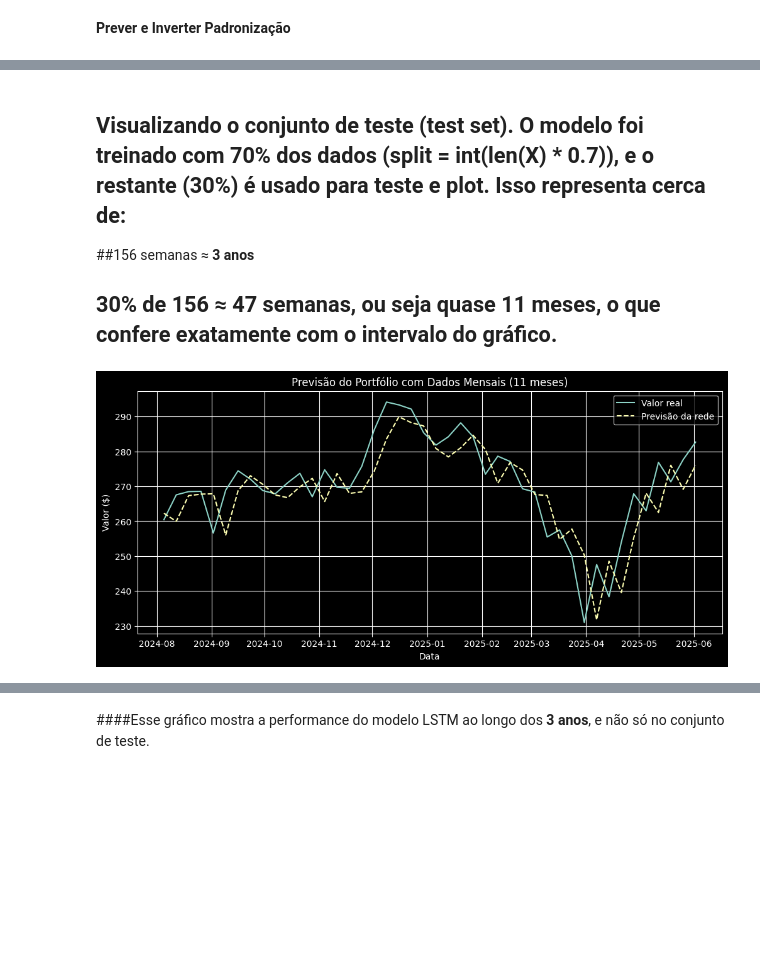
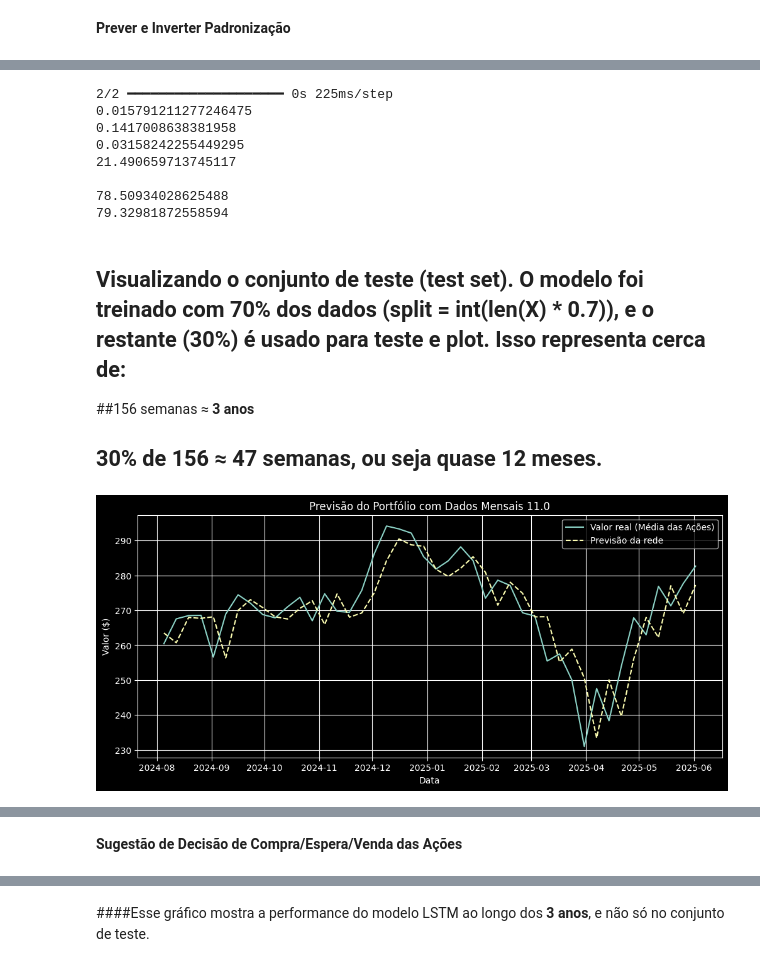
Before and after one commit to Lemuca09/trabalho-rede-neural, a Jupyter notebook: PrevisaoAcoes.ipynb, the cells around one changed output, grey strips where cells are left out. Cells and saved outputs as stored; diff of their text form; code cells hidden in the pictures; blank space fills up the shorter version.

```diff
--- a/PrevisaoAcoes.ipynb
+++ b/PrevisaoAcoes.ipynb
@@ -139,24 +150,52 @@ print(history.history['loss'][-1])
+# %%
+predictions = model.predict(X_test).flatten() # Finalmente usa os Valores de Test para fazer as Previsões, passa todas as janelas de entrada (X) para o modelo LSTM e depois transforma um array 2D (shape: (n, 1)) para 1D
+predictions_real = predictions * std + mean
+y_test_real = y_test * std + mean
+
+
+print(abs(history.history['val_loss'][-1]))
+print(abs(history.history['val_mae'][-1]))
+print(abs(history.history['val_mse'][-1]))
+print(abs(history.history['val_mape'][-1]))
+print()
+print(abs(history.history['val_mape'][-1]- 100)) # Valor de Acerto em % do Modelo na Última Época
+print(abs(min(history.history['val_mape']) - 100)) # Valor de Acerto em % do Modelo na Época com o valor de Erro mais Baixo. Onde o Peso e Bias está melhor ajustado.
+# %% [output]
+2/2 ━━━━━━━━━━━━━━━━━━━━ 0s 225ms/step
+0.015791211277246475
+0.1417008638381958
+0.03158242255449295
+21.490659713745117
+
+78.50934028625488
+79.32981872558594
 # %% [markdown]
 ## Visualizando o conjunto de teste (test set). O modelo foi treinado com 70% dos dados (split = int(len(X) * 0.7)), e o restante (30%) é usado para teste e plot. Isso representa cerca de:
 
 ##156 semanas ≈ **3 anos**
 
-## 30% de 156 ≈ 47 semanas, ou seja quase **11 meses**, o que confere exatamente com o intervalo do gráfico.
+## 30% de 156 ≈ 47 semanas, ou seja quase **12 meses**.
 # %%
 
 dates = df.index[-len(y_test_real):]  # pega as datas correspondentes ao conjunto teste
 
+
 plt.figure(figsize=(12, 5))
 plt.style.use('dark_background')
-plt.plot(dates, y_test_real, label='Valor real')
+plt.plot(dates, y_test_real, label='Valor real (Média das Ações)') if len(TICKERS) >= 2 else None
+# for ticker in TICKERS:
+#   plt.plot(dates, df[ticker][-len(y_test_real):].values, label=ticker) if len(TICKERS) > 1 else None
 plt.plot(dates, predictions_real, label='Previsão da rede', linestyle='--')
-plt.title('Previsão do Portfólio com Dados Mensais (11 meses)')
+plt.title(f'Previsão do Portfólio com Dados Mensais {len(dates)/4}')
 plt.xlabel('Data')
 plt.ylabel('Valor ($)')
 plt.legend()
 plt.grid(True)
 plt.show()
 
+
 dates[0], dates[-1]
+
+print(f"{len(dates)} semanas de dados, logo {len(dates)/4} Meses") # Lembrar da Subtração com Window Size
 # %% [output]
-[figure, old version]
+[figure, new version]
@@ -165,3 +203,5 @@ dates[0], dates[-1]
+# %% [markdown]
+**Sugestão de Decisão de Compra/Espera/Venda das Ações**
 # %%
 threshold = 0.015  # 1.5% de variação para decidir compra/venda
 
```
Also changed, not shown: parts of 23 cells of this notebook.
